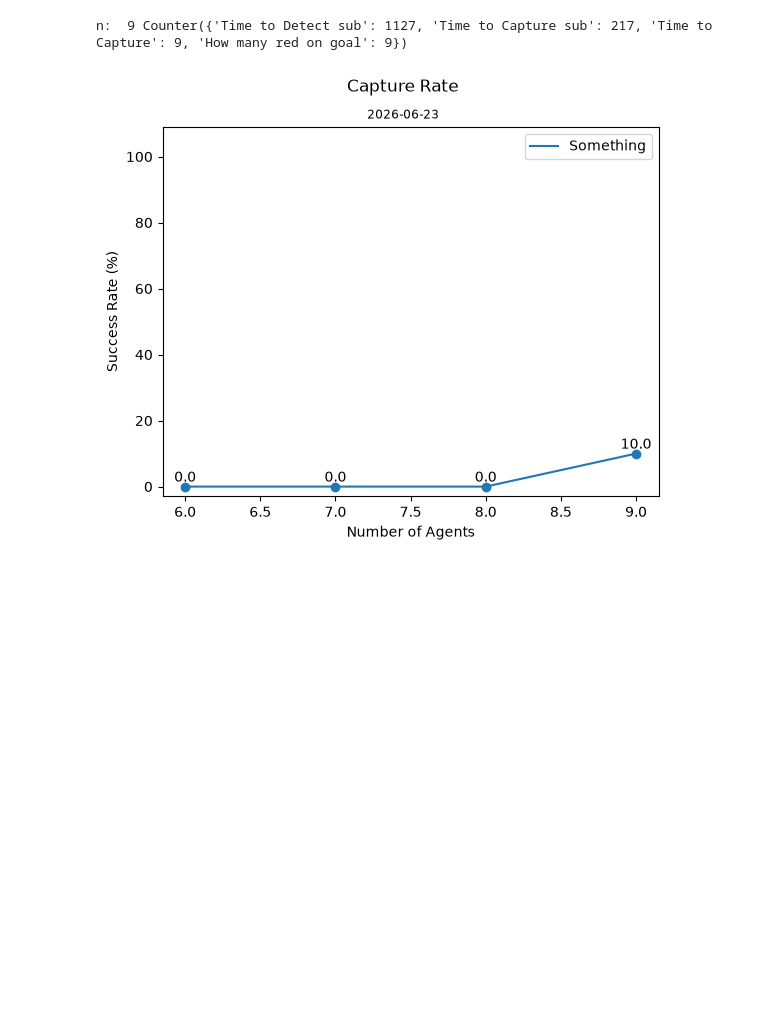
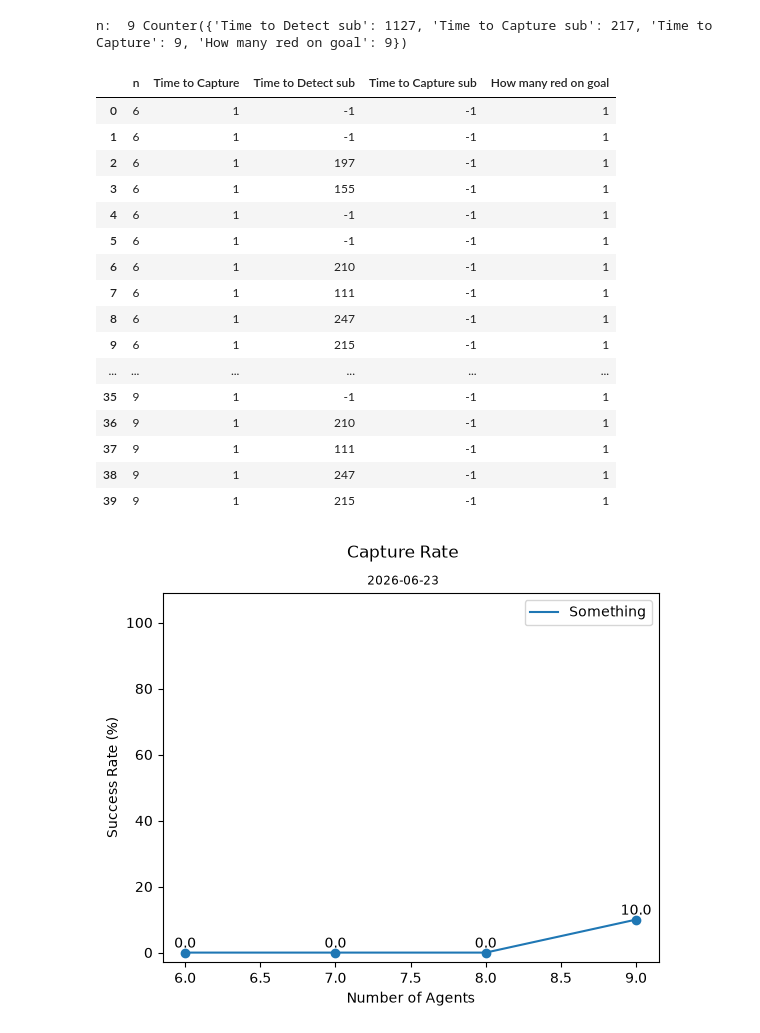
Before and after one commit to GMU-ASRC/farptest, a Jupyter notebook: graph_results.ipynb, the cells around one changed output. Saved outputs shown, nothing was run; the diff lists cells and outputs as text; code cells hidden in the pictures; blank space fills up the shorter version.

```diff
--- a/graph_results.ipynb
+++ b/graph_results.ipynb
@@ -12,7 +12,7 @@ from eval_genome import test_genome_mp
 def test_genome_against_n(genome: tuple[float, float, float, float], rng_seed=20, samples=10, n_range=[]):
     results: list[dict] = []
     for n in n_range:
-        stats, cap_rate = test_genome_mp(genome, n, rng_seed=rng_seed, trials=samples)
+        stats, _rate = test_genome_mp(genome, n, rng_seed=rng_seed, trials=samples)
         print('n: ', n, sum(stats, Counter()))
 
         for stat in stats:
@@ -43,5 +41,24 @@ results
 # %%
 df = pd.DataFrame.from_dict(results)
+df
+# %% [output]
+|  | n | Time to Capture | Time to Detect sub | Time to Capture sub | How many red on goal |
+| 0 | 6 | 1 | -1 | -1 | 1 |
+| 1 | 6 | 1 | -1 | -1 | 1 |
+| 2 | 6 | 1 | 197 | -1 | 1 |
+| 3 | 6 | 1 | 155 | -1 | 1 |
+| 4 | 6 | 1 | -1 | -1 | 1 |
+| 5 | 6 | 1 | -1 | -1 | 1 |
+| 6 | 6 | 1 | 210 | -1 | 1 |
+| 7 | 6 | 1 | 111 | -1 | 1 |
+| 8 | 6 | 1 | 247 | -1 | 1 |
+| 9 | 6 | 1 | 215 | -1 | 1 |
+| ... | ... | ... | ... | ... | ... |
+| 35 | 9 | 1 | -1 | -1 | 1 |
+| 36 | 9 | 1 | 210 | -1 | 1 |
+| 37 | 9 | 1 | 111 | -1 | 1 |
+| 38 | 9 | 1 | 247 | -1 | 1 |
+| 39 | 9 | 1 | 215 | -1 | 1 |
 # %%
 def srate(df, name='Success'):
     x = (100 - df.groupby(['n'])['How many red on goal'].mean() * 100).round().rename(f'{name} Rate')
```
Also changed, not shown: parts of 3 cells of this notebook, 3 other files.
